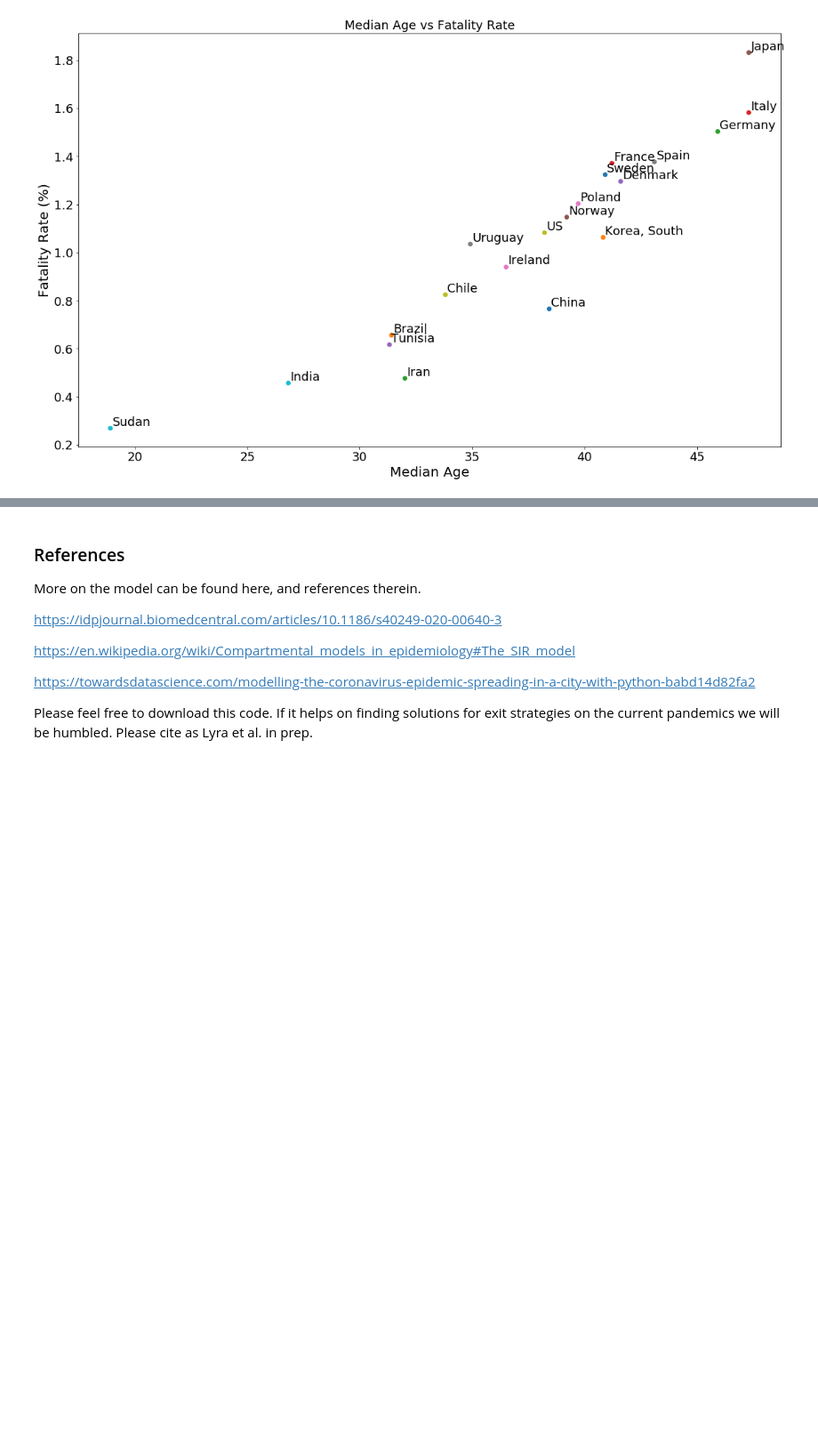
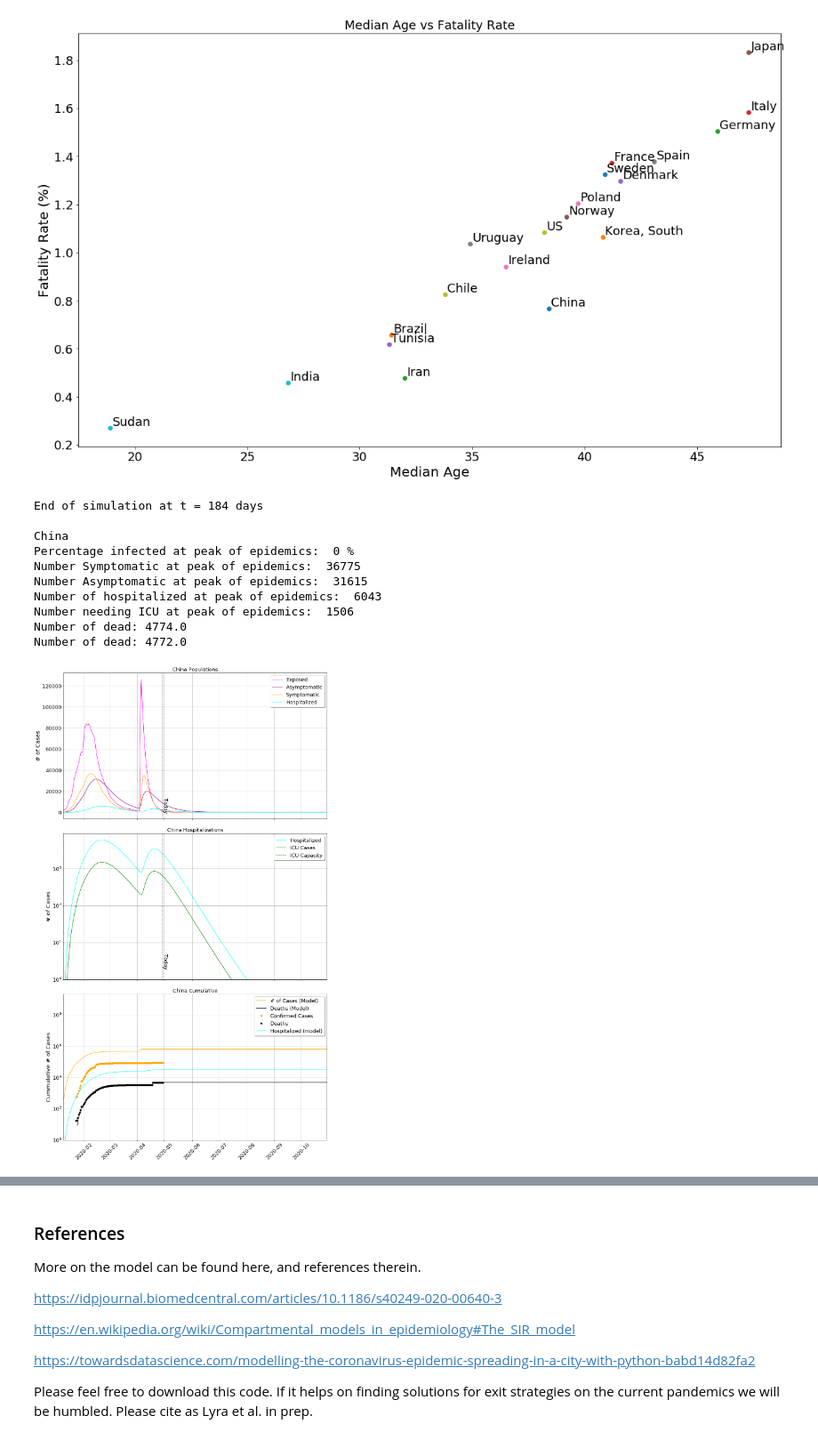
Before and after one commit to wlyra/covid19, a Jupyter notebook: covid19_SEIR.ipynb, the cells around one changed output, grey strips where cells are left out. Shown at 89% size. Cells and saved outputs as stored; diff of their text form; code cells hidden in the pictures; blank space fills up the shorter version.

```diff
--- a/covid19_SEIR.ipynb
+++ b/covid19_SEIR.ipynb
@@ -170,14 +170,14 @@ For integration, we use a 3rd order Runge-Kutta algorithm, with timesteps $\Delt
 '''
 Input parameters
 '''
-lockdown='3/22/20' #country-specific overwritten
+lockdown='3/01/20' #country-specific overwritten
 fac1=0.0 # fraction removed at lockdown and confined
 
 # confinement factor by age bin, to test vertical confinement hypothesis
 # age bins = 0-10,10-20,20-30,30-40,40-50,50-60,60-70,70-80,80+
 factor1 = np.array([fac1,fac1,fac1,fac1,fac1,fac1,fac1,fac1,fac1])   # by age bin
 
-release='5/09/20' #release from lockdown m/dd/yy
+release='5/03/20' #release from lockdown m/dd/yy
 fac2=0.0 # fraction released from confinment
 factor2 = np.array([fac2,fac2,fac2,fac2,fac2,fac2,fac2,fac2,fac2])
 
@@ -192,7 +192,7 @@ p                =0.8   # fraction of symptomatic and asymptomatic cases
 w                =0.8   # asymptomatic that cure on their own
 
 # Date to end computations
-tmax_date = '7/01/20'
+tmax_date = '10/30/20'
 # %%
 #
 #  Country-specific block
@@ -514,7 +514,7 @@ def select_country(name):
         median_age=38.2
         icu_beds_per_1e5=34.7
     elif (name=="Sweden"):
-        lockdown = ''
+        lockdown='3/01/20'
         median_age=40.9
         icu_beds_per_1e5=5.8
     elif (name=="Brazil"):
@@ -522,7 +522,7 @@ def select_country(name):
         median_age=31.4
         icu_beds_per_1e5=18.
     elif (name=="Tunisia"):
-        lockdown ='3/22/20'
+        lockdown ='3/10/20'
         median_age=31.3
         icu_beds_per_1e5=2.72
     elif (name=="Germany"):
@@ -924,8 +924,8 @@ def RK3(f):
     strCCas  = '# of Cases'
     strCas  = 'Cummulative # of Cases'
 
-    #fig, (ax1,ax2,ax3) = plt.subplots(3,1,figsize=[15,25],sharex=True)
-    fig, (ax1,ax2,ax3,ax4) = plt.subplots(4,1,figsize=[15,27],sharex=True)
+    fig, (ax1,ax2,ax3) = plt.subplots(3,1,figsize=[15,25],sharex=True)
+    #fig, (ax1,ax2,ax3,ax4) = plt.subplots(4,1,figsize=[15,27],sharex=True)
 
     #fig, (ax1,ax2) = plt.subplots(2,1,figsize=[15,15],sharex=True)
 
@@ -939,8 +939,8 @@ def RK3(f):
     date64=np.array(datelist, dtype='datetime64')
     date=date64.astype('O')
     #
-    ax4.plot(date,S,color='green'  ,label=strS)
-    ax4.plot(date,C,color='grey'   ,label=strC)
+    #ax4.plot(date,S,color='green'  ,label=strS)
+    #ax4.plot(date,C,color='grey'   ,label=strC)
     ax1.plot(date,N*E,color='magenta',label=strE)
     ax1.plot(date,N*A,color='purple' ,label=strA)
     ax1.plot(date,N*I,color='orange' ,label=strI)
@@ -1305,0 +1242,15 @@ plt.show()
+# %%
+country = select_country('China')
+plottage(country,RK3(country))
+# %% [output]
+End of simulation at t = 184 days
+
+China
+Percentage infected at peak of epidemics:  0 %
+Number Symptomatic at peak of epidemics:  36775
+Number Asymptomatic at peak of epidemics:  31615
+Number of hospitalized at peak of epidemics:  6043
+Number needing ICU at peak of epidemics:  1506
+Number of dead: 4774.0
+Number of dead: 4772.0
+[figure, added]
```
Also changed, not shown: parts of 38 cells of this notebook.
